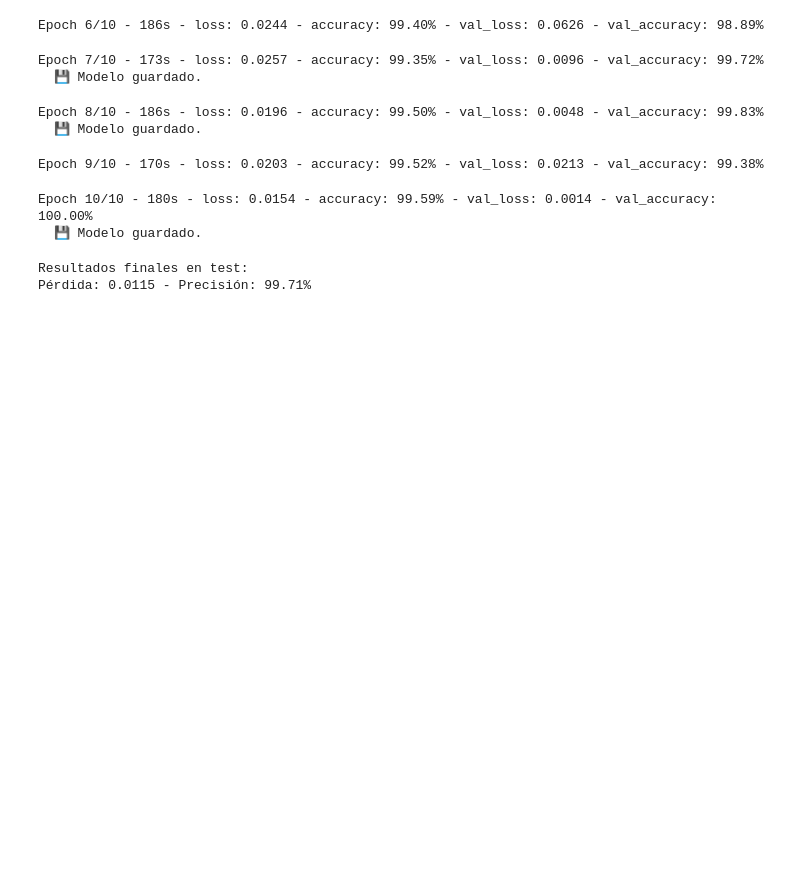
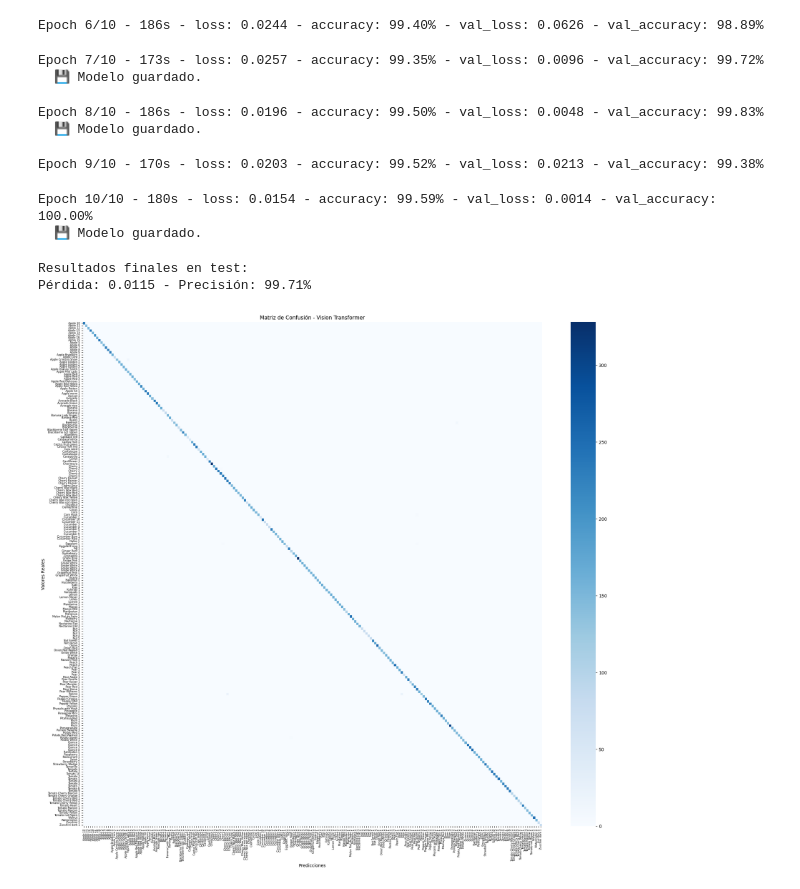
Before and after one commit to Angello5/Vision-Transfomers-and-Fruits-Dataset, a Jupyter notebook: ViT.ipynb, the cells around one changed output. Cells and saved outputs as stored; diff of their text form; code cells hidden in the pictures; blank space fills up the shorter version.

```diff
--- a/ViT.ipynb
+++ b/ViT.ipynb
@@ -210,3 +209,74 @@ Epoch 10/10 - 180s - loss: 0.0154 - accuracy: 99.59% - val_loss: 0.0014 - val_ac
   💾 Modelo guardado.
 Resultados finales en test:
 Pérdida: 0.0115 - Precisión: 99.71%
+# %%
+from sklearn.metrics import classification_report, confusion_matrix
+import numpy as np
+import matplotlib.pyplot as plt
+import seaborn as sns
+
+def generate_confusion_matrix(model, data_loader, device, mean, std, class_names):
+    model.eval()
+    all_preds = []
+    all_labels = []
+
+    with torch.no_grad():
+        for imgs, labels in tqdm(data_loader, desc="Generando matriz de confusión"):
+            imgs = imgs.to(device, non_blocking=True)
+            labels = labels.to(device, non_blocking=True)
+
+            imgs = kornia_val(imgs)
+            imgs = (imgs - mean) / std
+
+            outputs = model(imgs)
+            _, preds = torch.max(outputs, 1)
+
+            all_preds.extend(preds.cpu().numpy())
+            all_labels.extend(labels.cpu().numpy())
+
+    # Calcular matriz de confusión
+    cm = confusion_matrix(all_labels, all_preds)
+
+    # Visualización
+    plt.figure(figsize=(20, 18))
+    sns.heatmap(cm, annot=False, fmt='d', cmap='Blues',
+                xticklabels=class_names, yticklabels=class_names)
+    plt.title('Matriz de Confusión - Vision Transformer')
+    plt.xlabel('Predicciones')
+    plt.ylabel('Valores Reales')
+    plt.xticks(rotation=90, fontsize=6)
+    plt.yticks(rotation=0, fontsize=6)
+    plt.tight_layout()
+    plt.savefig('matriz_confusion_vit.png', dpi=500, bbox_inches='tight')
+    plt.show()
+
+    return cm, all_preds, all_labels
+
+# 3. Generar la matriz de confusión
+cm, test_preds, test_labels = generate_confusion_matrix(model, test_loader, device, mean, std, classes)
+
+# 4. Análisis detallado de errores
+print(" Análisis de errores:")
+for i in range(len(classes)):
+    total = np.sum(cm[i, :])
+    correct = cm[i, i]
+    errors = total - correct
+    if errors > 0:
+        error_rate = (errors / total) * 100
+        print(f"  {classes[i]:25s}: {errors} errores de {total} ({error_rate:.2f}%)")
+
+# 5. Encontrar las confusiones más comunes
+print("\n Confusiones más comunes:")
+confusions = []
+for i in range(len(classes)):
+    for j in range(len(classes)):
+        if i != j and cm[i, j] > 0:
+            confusions.append((classes[i], classes[j], cm[i, j]))
+
+# Ordenar por frecuencia
+confusions.sort(key=lambda x: x[2], reverse=True)
+
+for true_class, pred_class, count in confusions[:10]:  # Top 10 confusiones
+    print(f"  {true_class:25s} → {pred_class:25s}: {count} veces")
+# %% [output]
+[figure, added]
```
Also changed, not shown: parts of 3 cells of this notebook, 1 other file.
